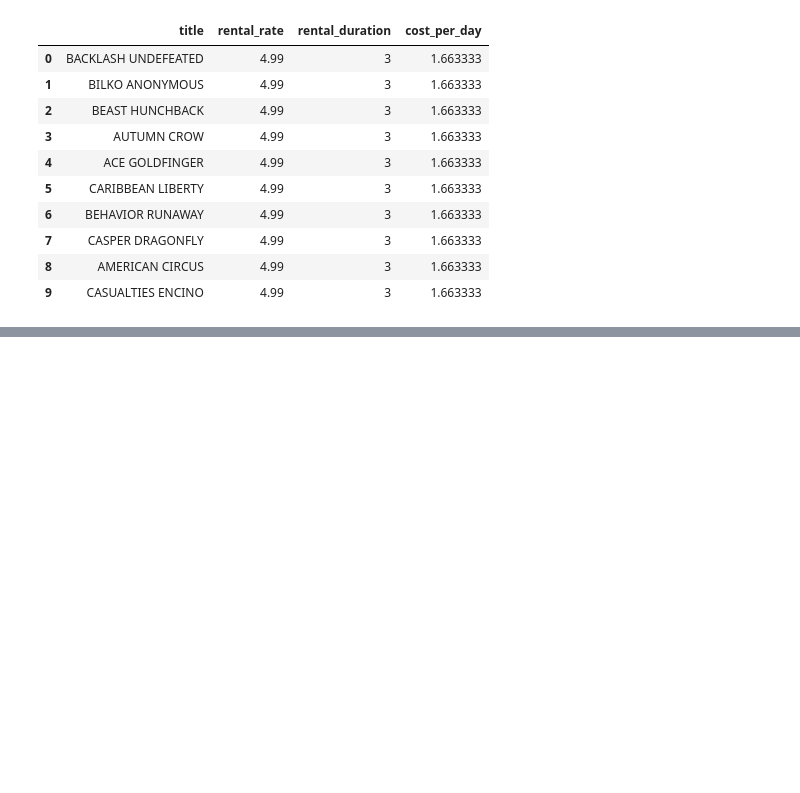
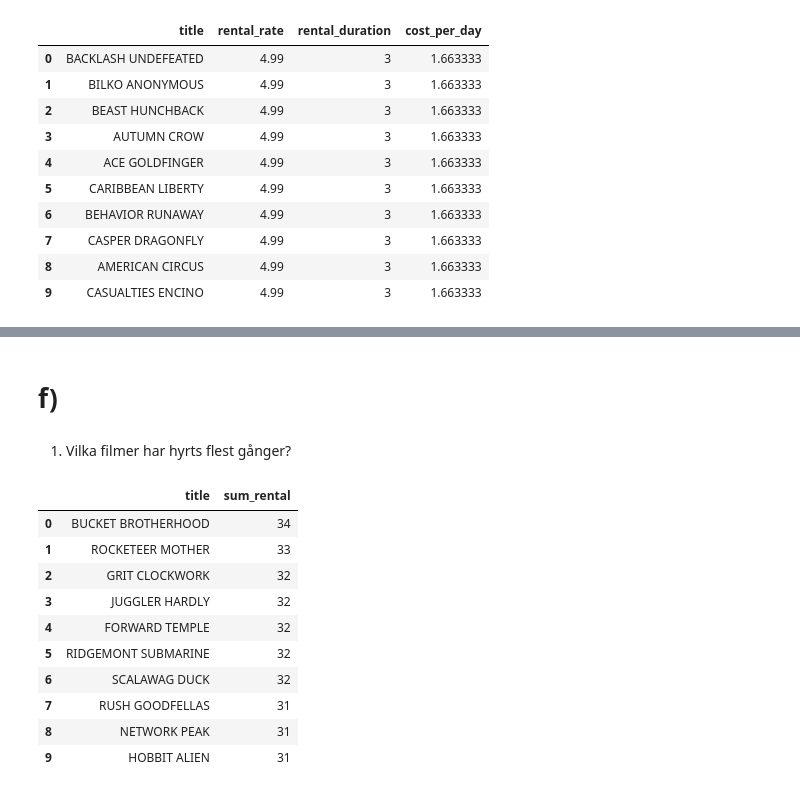
Before and after one commit to luckepucke6/sakila_lab_lucas_lindh, a Jupyter notebook: notebooks/eda_sakila.ipynb, the cells around one changed output, grey strips where cells are left out. Cells and saved outputs as stored; diff of their text form; code cells hidden in the pictures; blank space fills up the shorter version.

```diff
--- a/notebooks/eda_sakila.ipynb
+++ b/notebooks/eda_sakila.ipynb
@@ -276,0 +280,29 @@ LIMIT 10;
+# %% [markdown]
+# f)
+# %% [markdown]
+1. Vilka filmer har hyrts flest gånger?
+# %%
+con.sql("""--sql
+SELECT
+    f.title,
+    COUNT(r.rental_id) AS sum_rental
+FROM
+    film f
+JOIN inventory i ON i.film_id = f.film_id
+JOIN rental r ON i.inventory_id = r.inventory_id
+GROUP BY f.film_id, f.title
+ORDER BY sum_rental DESC
+LIMIT 10;
+""").df()
+# %% [output]
+|  | title | sum_rental |
+| 0 | BUCKET BROTHERHOOD | 34 |
+| 1 | ROCKETEER MOTHER | 33 |
+| 2 | GRIT CLOCKWORK | 32 |
+| 3 | JUGGLER HARDLY | 32 |
+| 4 | FORWARD TEMPLE | 32 |
+| 5 | RIDGEMONT SUBMARINE | 32 |
+| 6 | SCALAWAG DUCK | 32 |
+| 7 | RUSH GOODFELLAS | 31 |
+| 8 | NETWORK PEAK | 31 |
+| 9 | HOBBIT ALIEN | 31 |
```
Also changed, not shown: parts of 6 cells of this notebook, 1 other file.
